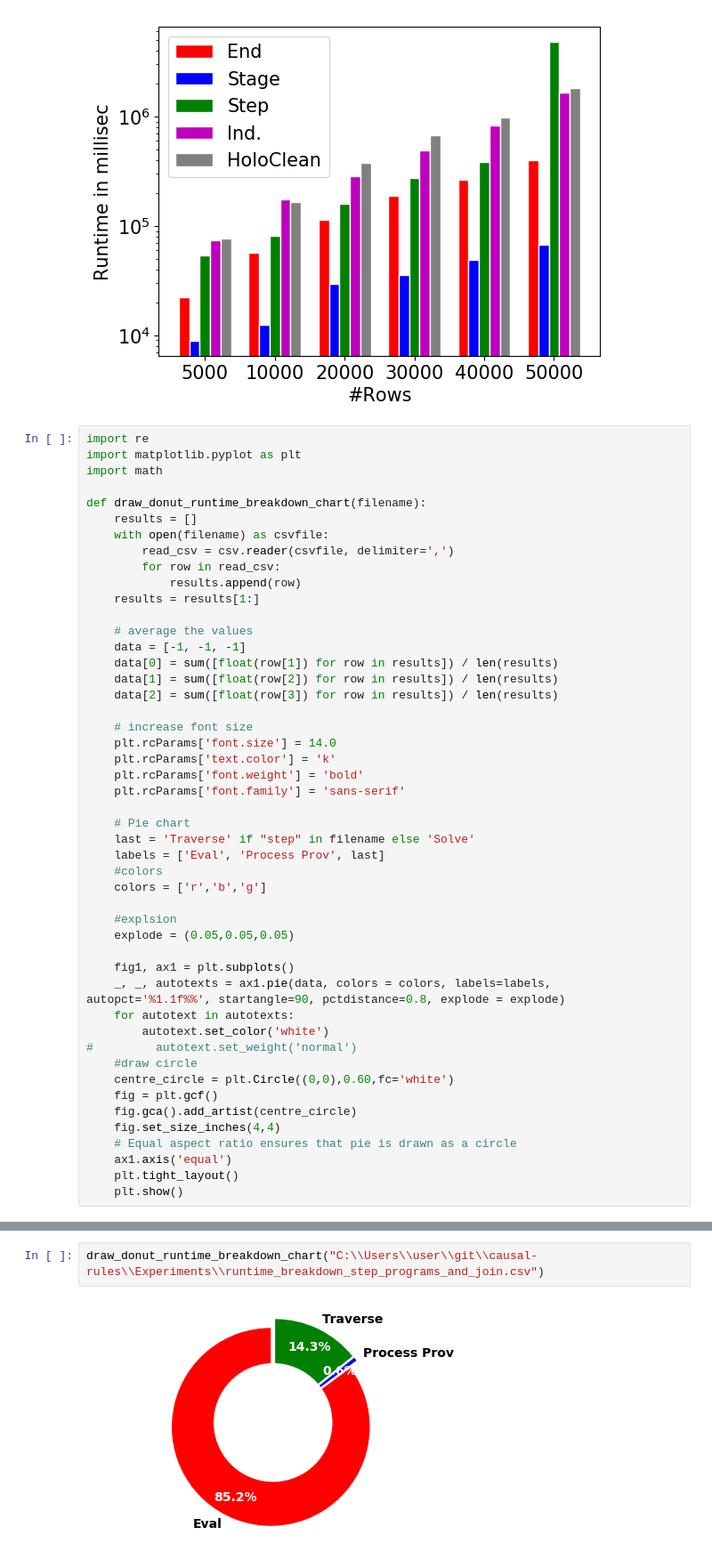
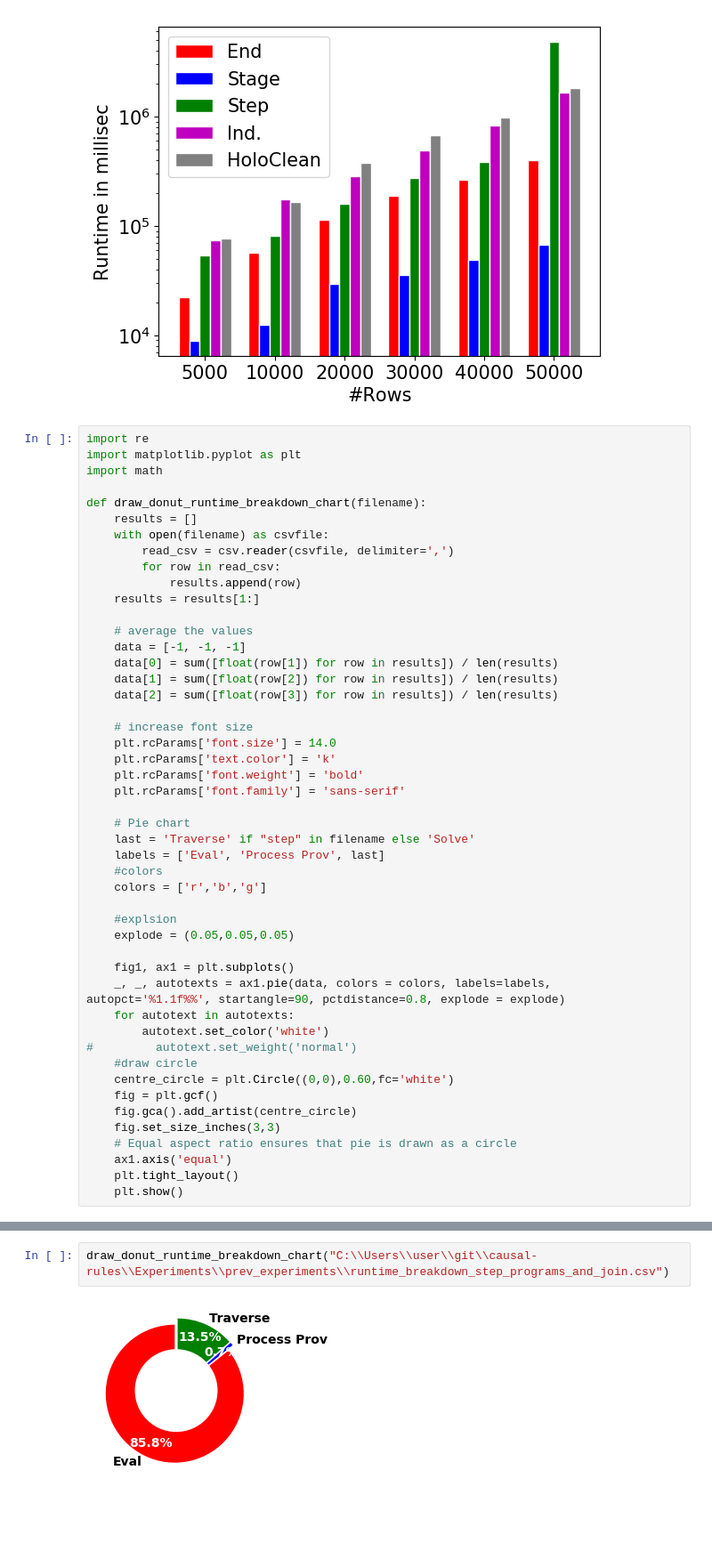
Before and after one commit to amirgilad/On-Multiple-Semantics-for-Declarative-Database-Repairs, a Jupyter notebook: Experiments/draw_graphs.ipynb, the cells around one changed output, grey strips where cells are left out. Shown at 89% size. Cells and saved outputs as stored; diff of their text form; blank space fills up the shorter version.

Commit message:
Some ordering of old files and small changes for experiments.

```diff
--- a/Experiments/draw_graphs.ipynb
+++ b/Experiments/draw_graphs.ipynb
@@ -303,7 +317,7 @@ def draw_donut_runtime_breakdown_chart(filename):
     centre_circle = plt.Circle((0,0),0.60,fc='white')
     fig = plt.gcf()
     fig.gca().add_artist(centre_circle)
-    fig.set_size_inches(4,4)
+    fig.set_size_inches(3,3)
     # Equal aspect ratio ensures that pie is drawn as a circle
     ax1.axis('equal')
     plt.tight_layout()
@@ -323,7 +337,7 @@ FileNotFoundError: [Errno 2] No such file or directory: 'C:\\Users\\user\\git\\c
 # %%
-draw_donut_runtime_breakdown_chart("C:\\Users\\user\\git\\causal-rules\\Experiments\\runtime_breakdown_step_programs_and_join.csv")
+draw_donut_runtime_breakdown_chart("C:\\Users\\user\\git\\causal-rules\\Experiments\\prev_experiments\\runtime_breakdown_step_programs_and_join.csv")
 # %% [output]
-[figure, old version]
+[figure, new version]
 # %%
 draw_donut_runtime_breakdown_chart("C:\\Users\\user\\git\\causal-rules\\Experiments\\runtime_breakdown_independent_join_programs.csv")
 # %% [output]
```
Also changed, not shown: parts of 22 cells of this notebook, 13 other files.
